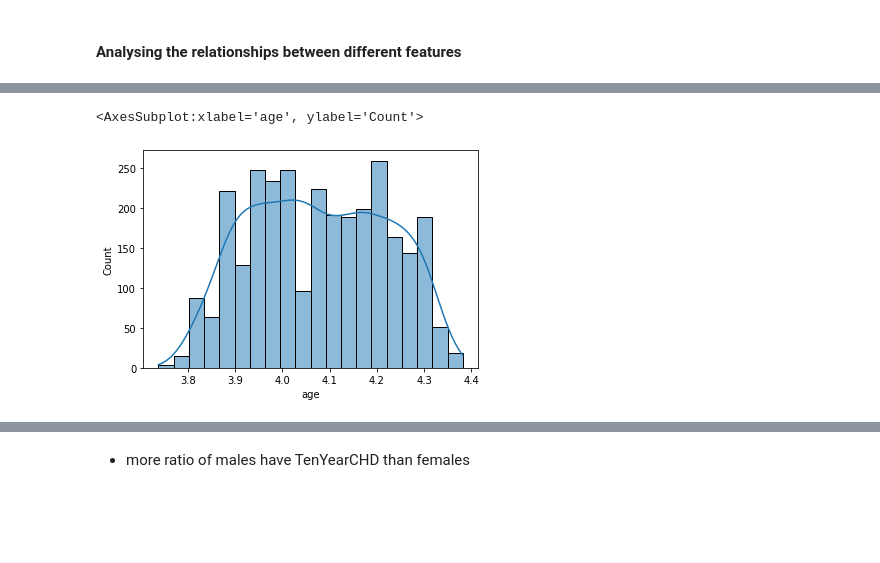
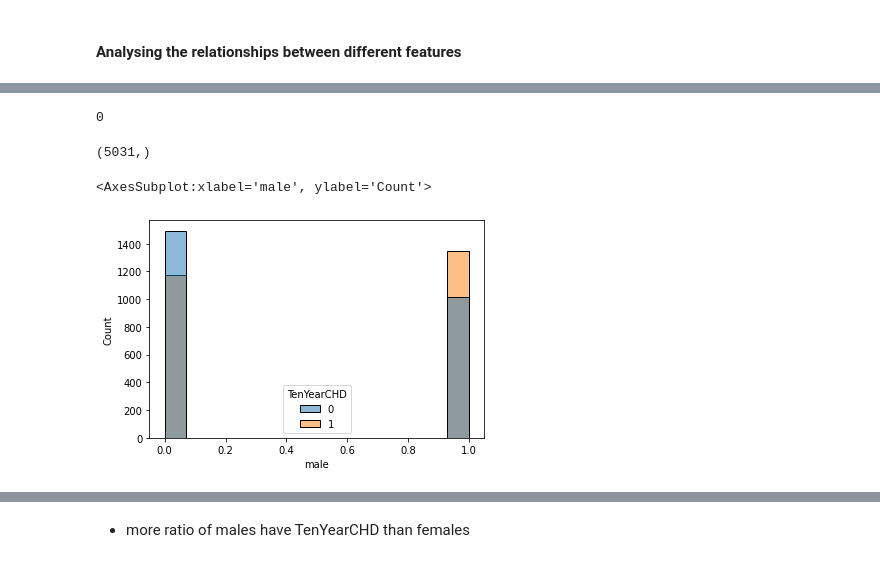
Before and after one commit to RedocamaI/heart_disease_predictor, a Jupyter notebook: heart_disease_predictor.ipynb, the cells around one changed output, grey strips where cells are left out. Cells and saved outputs as stored; diff of their text form; code cells hidden in the pictures; blank space fills up the shorter version.

```diff
--- a/heart_disease_predictor.ipynb
+++ b/heart_disease_predictor.ipynb
@@ -362,5 +360,15 @@ X_test.isnull().sum().sum():  0
+# %%
+y_train.index.duplicated().sum()
+# %% [output]
+0
+# %%
+y_train = pd.DataFrame(y_train.reset_index())['TenYearCHD']
+# %%
+y_train.shape
+# %% [output]
+(5031,)
 # %%
-sns.histplot(x=np.log(X_train['age']+10), kde=True)
+sns.histplot(x=X_train['male'], hue=y_train)
 # %% [output]
-<AxesSubplot:xlabel='age', ylabel='Count'>
+<AxesSubplot:xlabel='male', ylabel='Count'>
-[figure, old version]
+[figure, new version]
```
Also changed, not shown: parts of 60 cells of this notebook.
